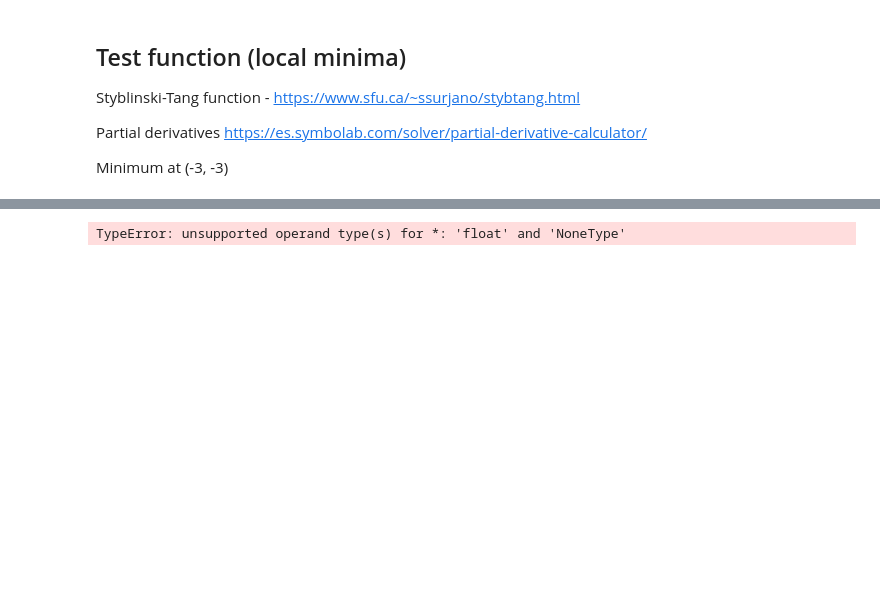
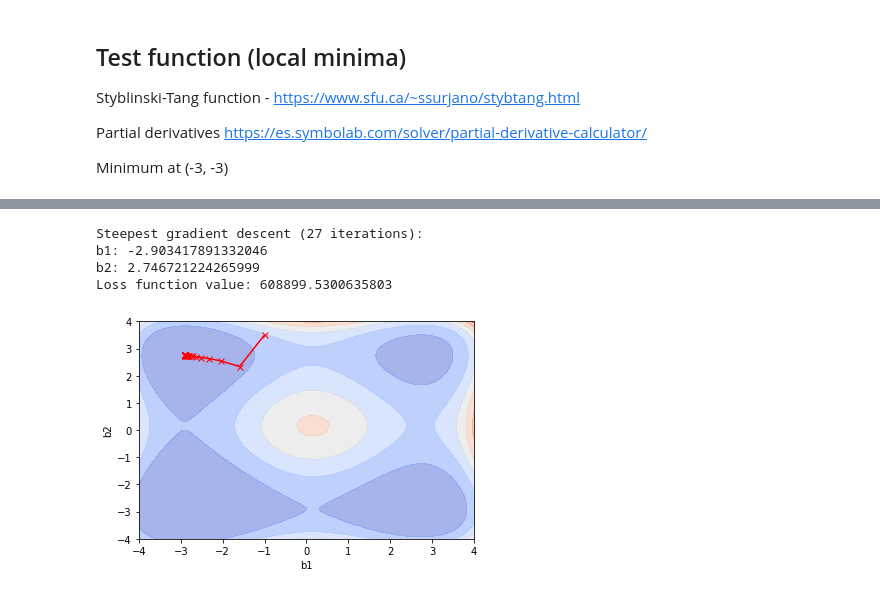
Before and after one commit to pablosuau/training, a Jupyter notebook: machine_learning/03_ml_theory/01_gradient_descent/01_loss_functions.ipynb, the cells around one changed output, grey strips where cells are left out. Saved outputs shown, nothing was run; the diff lists cells and outputs as text; code cells hidden in the pictures; blank space fills up the shorter version.

Commit message:
fix: 2D steepest gradient descent for the Styblinski inspired model

```diff
--- a/machine_learning/03_ml_theory/01_gradient_descent/01_loss_functions.ipynb
+++ b/machine_learning/03_ml_theory/01_gradient_descent/01_loss_functions.ipynb
@@ -432,4 +447,8 @@ Loss function value: 137689.07034246638
 # %%
-stl.steepest_gradient_descend_2D(learning_rate = 0.1, initial_p1_index = -2, initial_p2_index = 4)
+stl.steepest_gradient_descend_2D(learning_rate = 0.0000001, initial_p1_index = -1, initial_p2_index = 3.5)
 # %% [output]
-TypeError: unsupported operand type(s) for *: 'float' and 'NoneType'
+Steepest gradient descent (27 iterations):
+b1: -2.903417891332046
+b2: 2.746721224265999
+Loss function value: 608899.5300635803
+[figure, added]
```
Also changed, not shown: parts of 4 cells of this notebook.
